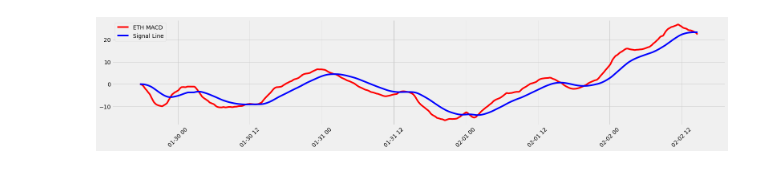
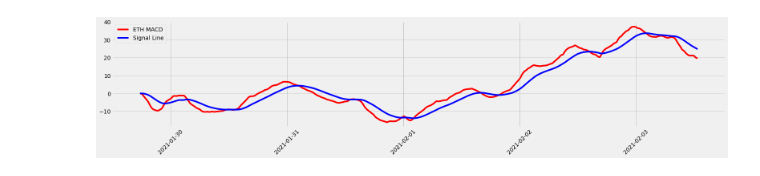
Before and after one commit to jsngalloway/night-trader, a Jupyter notebook: notebooks/macd_based/backwards_macd.ipynb, the cells around one changed output. Drawn from its saved outputs; the diff is of its cells as text; code cells hidden in the pictures.

Commit message:
improve classic macd

```diff
--- a/notebooks/macd_based/backwards_macd.ipynb
+++ b/notebooks/macd_based/backwards_macd.ipynb
@@ -31,36 +31,36 @@ plt.show()
 # %%
 
 def createMacdAndSignalLines(dataset, macd_params, macd_multiplier):
     ShortEMA = dataset.ewm(span=macd_params[0]*macd_multiplier, adjust=False).mean() #AKA Fast moving average
     LongEMA = dataset.ewm(span=macd_params[1]*macd_multiplier, adjust=False).mean() #AKA Slow moving average
     Macd = ShortEMA - LongEMA
     signal = Macd.ewm(span=macd_params[2]*macd_multiplier, adjust=False).mean()
     return (Macd, signal)
 
 macd_params = (12, 26, 9)
-macd_multiplier = 170
+macd_multiplier = 16
 # Best Multipliers for coins:
 # ----------------------------
-# ETH: 175, 178
+# ETH: 175, 178, 16
 # BCH: 50, 692
 # LTC: none
 smoothed_df = df.price.ewm(span=20, adjust=False).mean() #AKA Slow moving average
 macd, signal = createMacdAndSignalLines(smoothed_df, macd_params, macd_multiplier)
 
 
 
 
 plt.figure(figsize=(12.2*2,4.5)) #width = 12.2in, height = 4.5
 plt.plot(df.index, macd, label=f"{SYMBOL} MACD", color = 'red')
 plt.plot(df.index, signal, label='Signal Line', color='blue')
 # for i in range(len(df)):
 #     if np.sign(macd[i] - signal[i]) != np.sign(macd[i-1] - signal[i-1]):
 #         plt.annotate(str(f"{df.price[i]:.0f}"), (df.index[i], macd[i]+.5))
 plt.xticks(rotation=45)
 plt.legend(loc='upper left')
 plt.show()
 # %% [output]
-[figure, old version]
+[figure, new version]
 # %%
 df['MACD'] = macd
 df['Signal Line'] = signal
```
Also changed, not shown: parts of 3 cells of this notebook, 2 other files.
